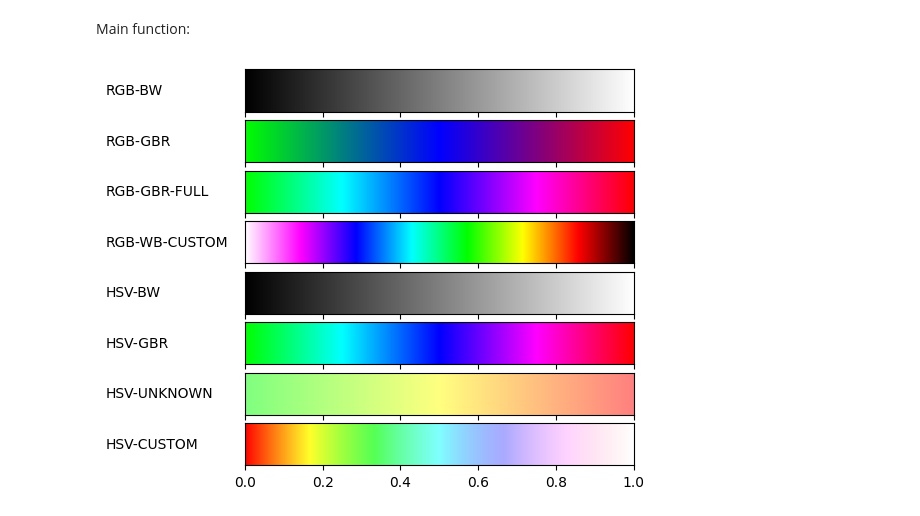
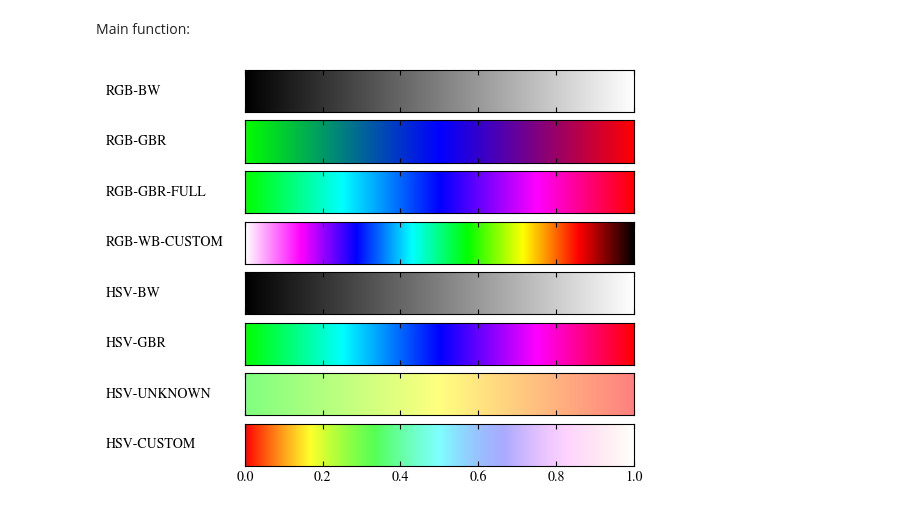
Before and after one commit to Frostyyyl/Human-computer-interaction, a Jupyter notebook: color_visualization/jupiter.ipynb, the cells around one changed output. Drawn from its saved outputs; the diff is of its cells as text; code cells hidden in the pictures.

```diff
--- a/color_visualization/jupiter.ipynb
+++ b/color_visualization/jupiter.ipynb
@@ -108,9 +110,11 @@ Supporting functions used for drawing the plot:
 def get_name(gradient):
     return gradient.__name__.replace('gradient_', '').replace('_', '-').upper()
 
-def draw_plot(gradients, names):
-    # plt.rc('text', usetex=True)
-    # plt.rc('font', family='serif', serif=['Times'], size=10)
+def draw_gradients(gradients, names):
+    # set the font
+    plt.rcParams['mathtext.fontset'] = 'stix'
+    plt.rcParams['font.family'] = 'STIXGeneral'
+    # set other paramethers
     plt.rc('legend', fontsize=10)
 
     column_width_pt = 400 # Show in latex using \the\linewidth
@@ -142,7 +146,7 @@ Main function:
 # %%
 gradients = (gradient_rgb_bw, gradient_rgb_gbr, gradient_rgb_gbr_full, gradient_rgb_wb_custom,
                  gradient_hsv_bw, gradient_hsv_gbr, gradient_hsv_unknown, gradient_hsv_custom)
 
-draw_plot(gradients, [get_name(g) for g in gradients])
+draw_gradients(gradients, [get_name(g) for g in gradients])
 # %% [output]
-[figure, old version]
+[figure, new version]
```
Also changed, not shown: parts of 3 cells of this notebook, 3 other files.
